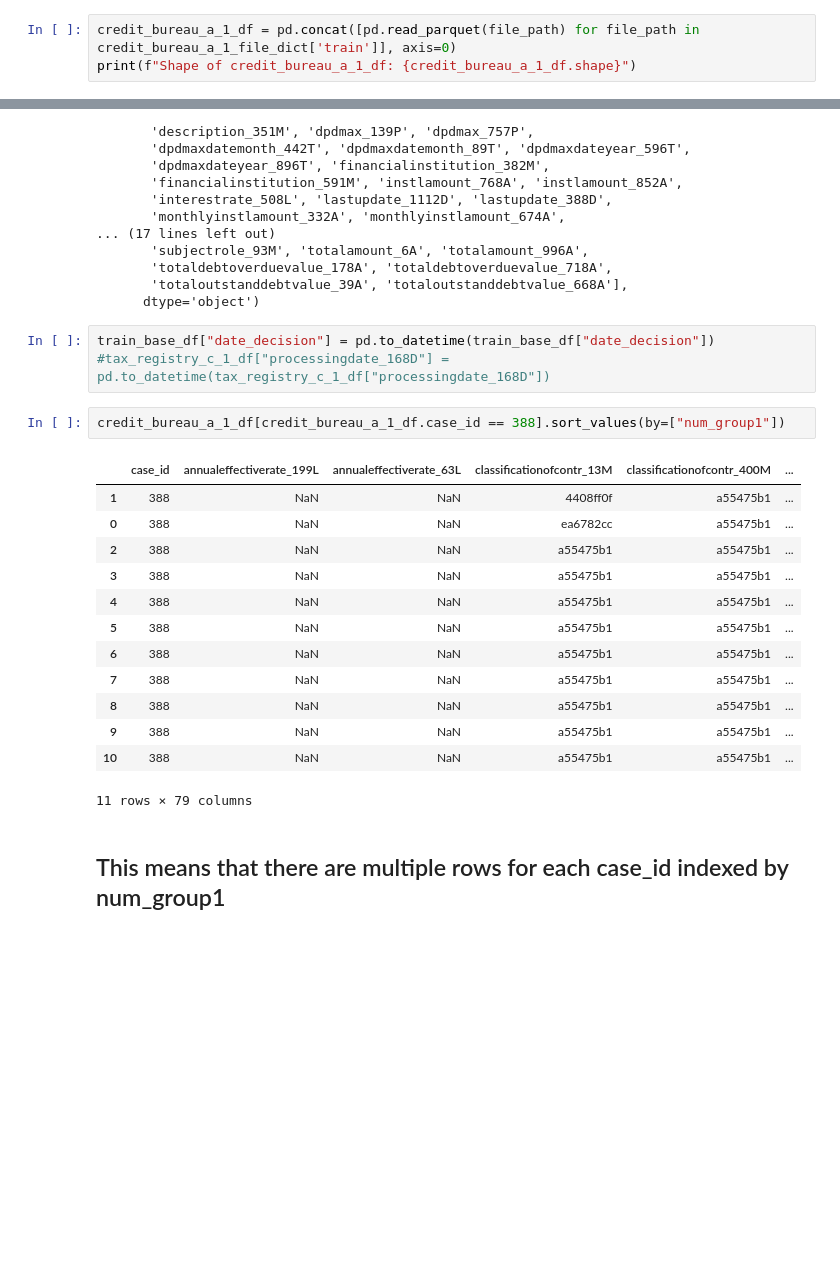
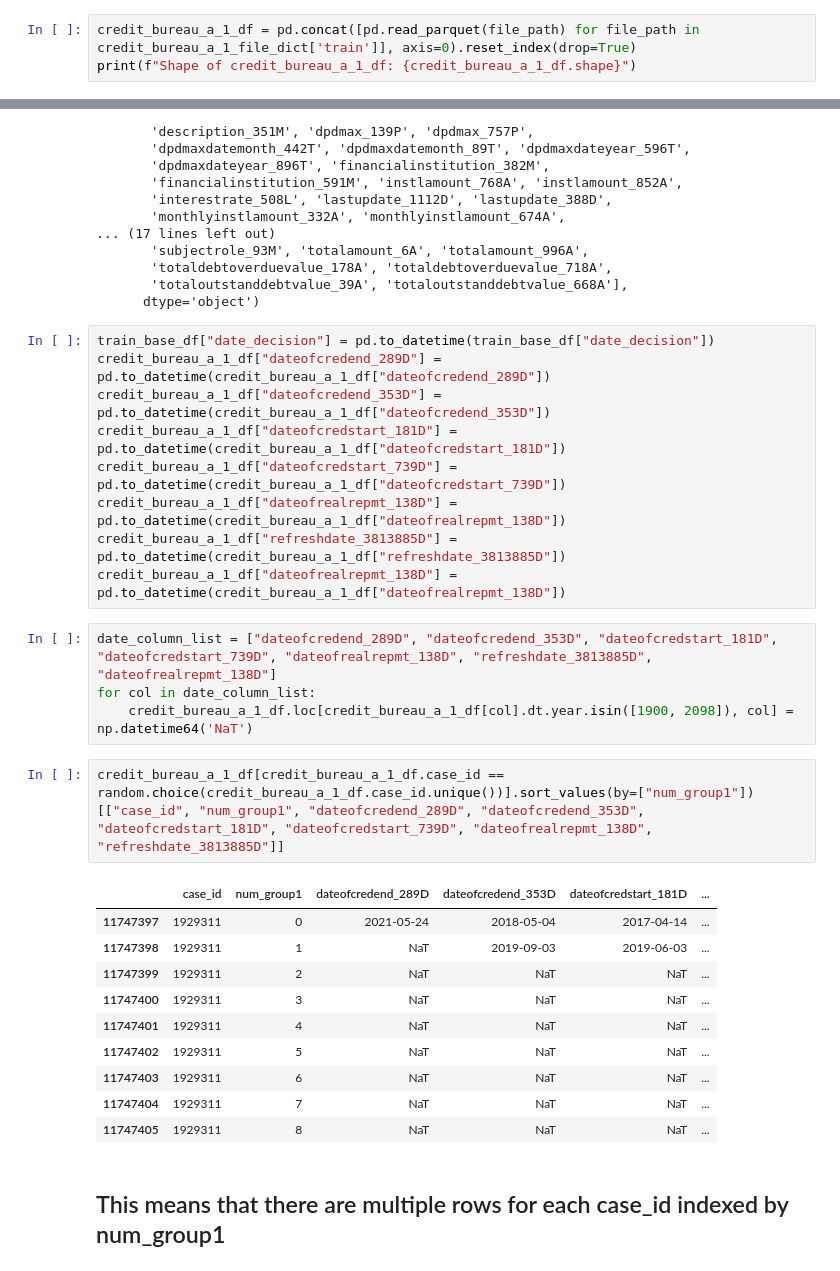
Before and after one commit to hardiksahi/MachineLearning, a Jupyter notebook: kaggle/home-credit-risk-model-stability/notebooks/EDA_ credit_bureau_a_1.ipynb, the cells around one changed output, grey strips where cells are left out. Drawn from its saved outputs; the diff is of its cells as text; blank space fills up the shorter version.

```diff
--- a/kaggle/home-credit-risk-model-stability/notebooks/EDA_ credit_bureau_a_1.ipynb
+++ b/kaggle/home-credit-risk-model-stability/notebooks/EDA_ credit_bureau_a_1.ipynb
@@ -110,5 +131,5 @@ Shape of train_base_df: (1526659, 5)
 # %%
-credit_bureau_a_1_df = pd.concat([pd.read_parquet(file_path) for file_path in credit_bureau_a_1_file_dict['train']], axis=0)
+credit_bureau_a_1_df = pd.concat([pd.read_parquet(file_path) for file_path in credit_bureau_a_1_file_dict['train']], axis=0).reset_index(drop=True)
 print(f"Shape of credit_bureau_a_1_df: {credit_bureau_a_1_df.shape}")
 # %% [output]
 Shape of credit_bureau_a_1_df: (15940537, 79)
@@ -134,23 +155,30 @@ Index(['case_id', 'annualeffectiverate_199L', 'annualeffectiverate_63L',
       dtype='object')
 # %%
 train_base_df["date_decision"] = pd.to_datetime(train_base_df["date_decision"])
-#tax_registry_c_1_df["processingdate_168D"] = pd.to_datetime(tax_registry_c_1_df["processingdate_168D"])
+credit_bureau_a_1_df["dateofcredend_289D"] = pd.to_datetime(credit_bureau_a_1_df["dateofcredend_289D"])
+credit_bureau_a_1_df["dateofcredend_353D"] = pd.to_datetime(credit_bureau_a_1_df["dateofcredend_353D"])
+credit_bureau_a_1_df["dateofcredstart_181D"] = pd.to_datetime(credit_bureau_a_1_df["dateofcredstart_181D"])
+credit_bureau_a_1_df["dateofcredstart_739D"] = pd.to_datetime(credit_bureau_a_1_df["dateofcredstart_739D"])
+credit_bureau_a_1_df["dateofrealrepmt_138D"] = pd.to_datetime(credit_bureau_a_1_df["dateofrealrepmt_138D"])
+credit_bureau_a_1_df["refreshdate_3813885D"] = pd.to_datetime(credit_bureau_a_1_df["refreshdate_3813885D"])
+credit_bureau_a_1_df["dateofrealrepmt_138D"] = pd.to_datetime(credit_bureau_a_1_df["dateofrealrepmt_138D"])
+# %%
+date_column_list = ["dateofcredend_289D", "dateofcredend_353D", "dateofcredstart_181D", "dateofcredstart_739D", "dateofrealrepmt_138D", "refreshdate_3813885D", "dateofrealrepmt_138D"]
+for col in date_column_list:
+    credit_bureau_a_1_df.loc[credit_bureau_a_1_df[col].dt.year.isin([1900, 2098]), col] = np.datetime64('NaT')
 # %%
-credit_bureau_a_1_df[credit_bureau_a_1_df.case_id == 388].sort_values(by=["num_group1"])
+credit_bureau_a_1_df[credit_bureau_a_1_df.case_id == random.choice(credit_bureau_a_1_df.case_id.unique())].sort_values(by=["num_group1"])[["case_id", "num_group1", "dateofcredend_289D", "dateofcredend_353D", "dateofcredstart_181D", "dateofcredstart_739D", "dateofrealrepmt_138D", "refreshdate_3813885D"]]
 # %% [output]
-|  | case_id | annualeffectiverate_199L | annualeffectiverate_63L | classificationofcontr_13M | classificationofcontr_400M | ... |
-| 1 | 388 | NaN | NaN | 4408ff0f | a55475b1 | ... |
-| 0 | 388 | NaN | NaN | ea6782cc | a55475b1 | ... |
-| 2 | 388 | NaN | NaN | a55475b1 | a55475b1 | ... |
-| 3 | 388 | NaN | NaN | a55475b1 | a55475b1 | ... |
-| 4 | 388 | NaN | NaN | a55475b1 | a55475b1 | ... |
-| 5 | 388 | NaN | NaN | a55475b1 | a55475b1 | ... |
-| 6 | 388 | NaN | NaN | a55475b1 | a55475b1 | ... |
-| 7 | 388 | NaN | NaN | a55475b1 | a55475b1 | ... |
-| 8 | 388 | NaN | NaN | a55475b1 | a55475b1 | ... |
-| 9 | 388 | NaN | NaN | a55475b1 | a55475b1 | ... |
-| 10 | 388 | NaN | NaN | a55475b1 | a55475b1 | ... |
+|  | case_id | num_group1 | dateofcredend_289D | dateofcredend_353D | dateofcredstart_181D | ... |
+| 11747397 | 1929311 | 0 | 2021-05-24 | 2018-05-04 | 2017-04-14 | ... |
+| 11747398 | 1929311 | 1 | NaT | 2019-09-03 | 2019-06-03 | ... |
+| 11747399 | 1929311 | 2 | NaT | NaT | NaT | ... |
+| 11747400 | 1929311 | 3 | NaT | NaT | NaT | ... |
+| 11747401 | 1929311 | 4 | NaT | NaT | NaT | ... |
+| 11747402 | 1929311 | 5 | NaT | NaT | NaT | ... |
+| 11747403 | 1929311 | 6 | NaT | NaT | NaT | ... |
+| 11747404 | 1929311 | 7 | NaT | NaT | NaT | ... |
+| 11747405 | 1929311 | 8 | NaT | NaT | NaT | ... |
-11 rows × 79 columns
 # %% [markdown]
 ## This means that there are multiple rows for each case_id indexed by num_group1
 # %%
```
Also changed, not shown: parts of 177 cells of this notebook.
